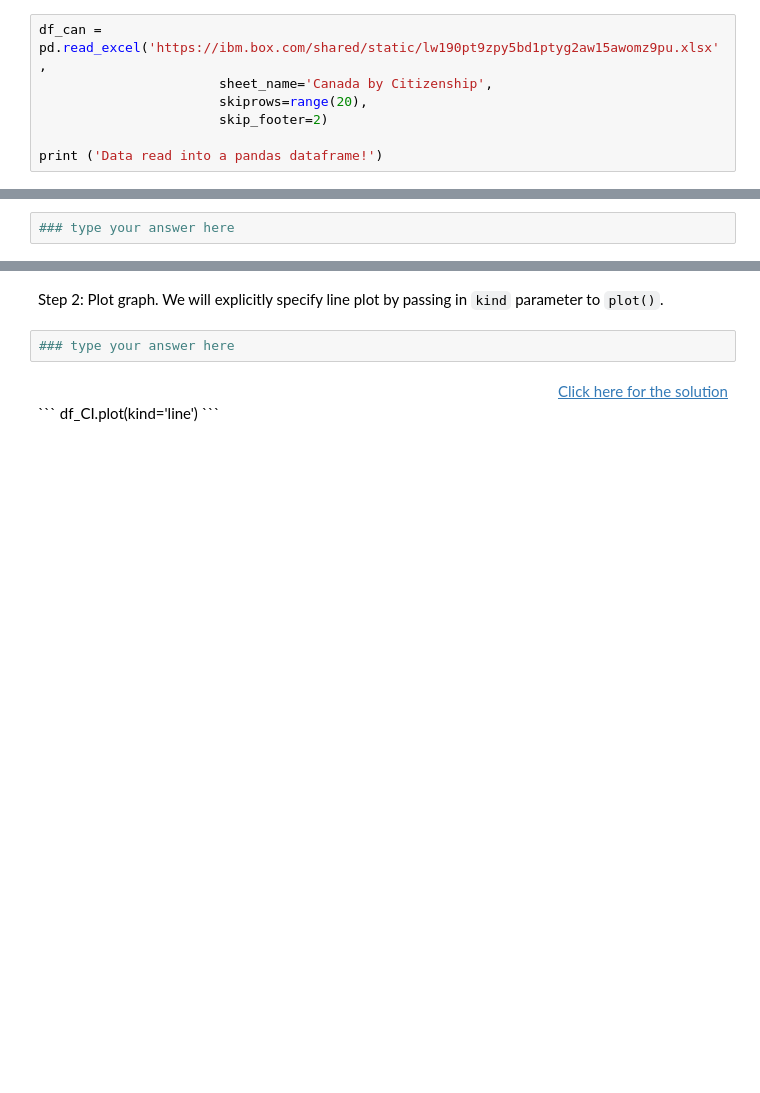
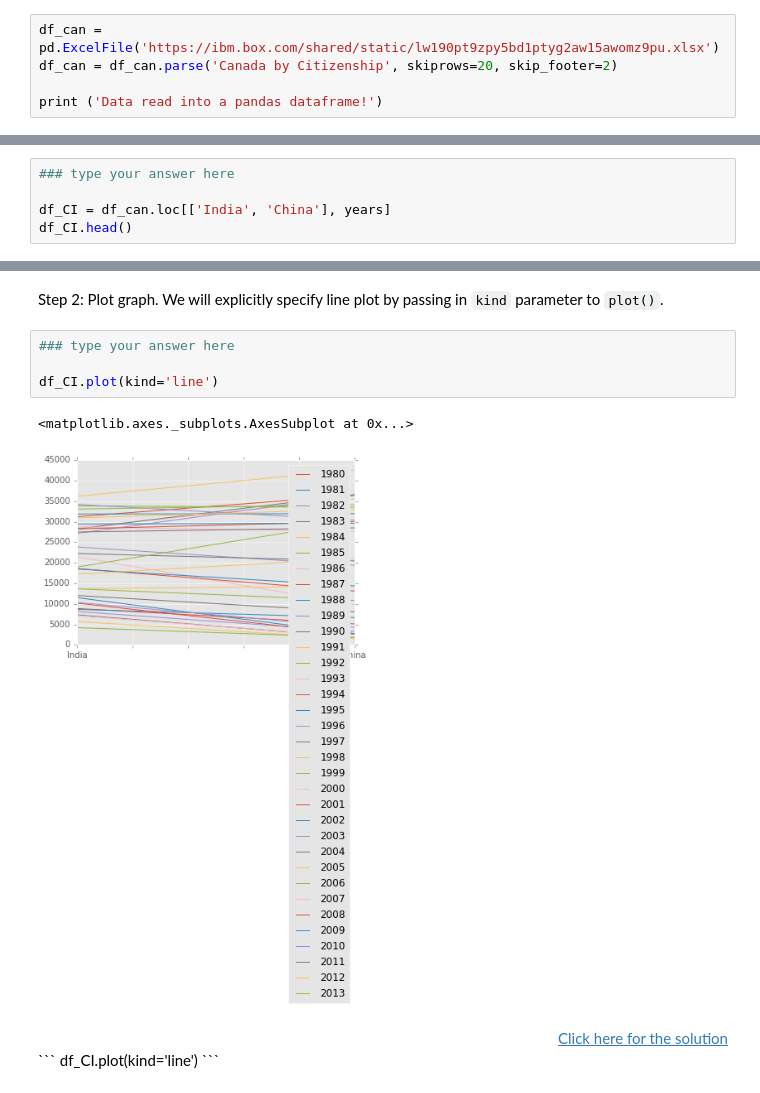
Before and after one commit to AnanthKumarVasamsetti/Datavisualization, a Jupyter notebook: week1/DV0101EN-1-1-1-Introduction-to-Matplotlib-and-Line-Plots-py-v2.0.ipynb, the cells around one changed output, grey strips where cells are left out. Cells and saved outputs as stored; diff of their text form; blank space fills up the shorter version.

```diff
--- a/week1/DV0101EN-1-1-1-Introduction-to-Matplotlib-and-Line-Plots-py-v2.0.ipynb
+++ b/week1/DV0101EN-1-1-1-Introduction-to-Matplotlib-and-Line-Plots-py-v2.0.ipynb
@@ -65,9 +70,7 @@ print('xlrd installed!')
 # %% [markdown]
 Now we are ready to read in our data.
 # %%
-df_can = pd.read_excel('https://ibm.box.com/shared/static/lw190pt9zpy5bd1ptyg2aw15awomz9pu.xlsx',
-                       sheet_name='Canada by Citizenship',
-                       skiprows=range(20),
-                       skip_footer=2)
+df_can = pd.ExcelFile('https://ibm.box.com/shared/static/lw190pt9zpy5bd1ptyg2aw15awomz9pu.xlsx')
+df_can = df_can.parse('Canada by Citizenship', skiprows=20, skip_footer=2)
 
 print ('Data read into a pandas dataframe!')
@@ -365,3 +684,6 @@ We can easily add more countries to line plot to make meaningful comparisons imm
 Step 1: Get the data set for China and India, and display dataframe.
 # %%
 ### type your answer here
+
+df_CI = df_can.loc[['India', 'China'], years]
+df_CI.head()
@@ -380,6 +707,11 @@ df_CI.head()
 Step 2: Plot graph. We will explicitly specify line plot by passing in `kind` parameter to `plot()`.
 # %%
 ### type your answer here
+
+df_CI.plot(kind='line')
+# %% [output]
+<matplotlib.axes._subplots.AxesSubplot at 0x...>
+[figure, added]
 # %% [markdown]
 <div align="right">
 <a href="#p2" class="btn btn-default" data-toggle="collapse">Click here for the solution</a>
```
Also changed, not shown: parts of 38 cells of this notebook, 2 other files.
